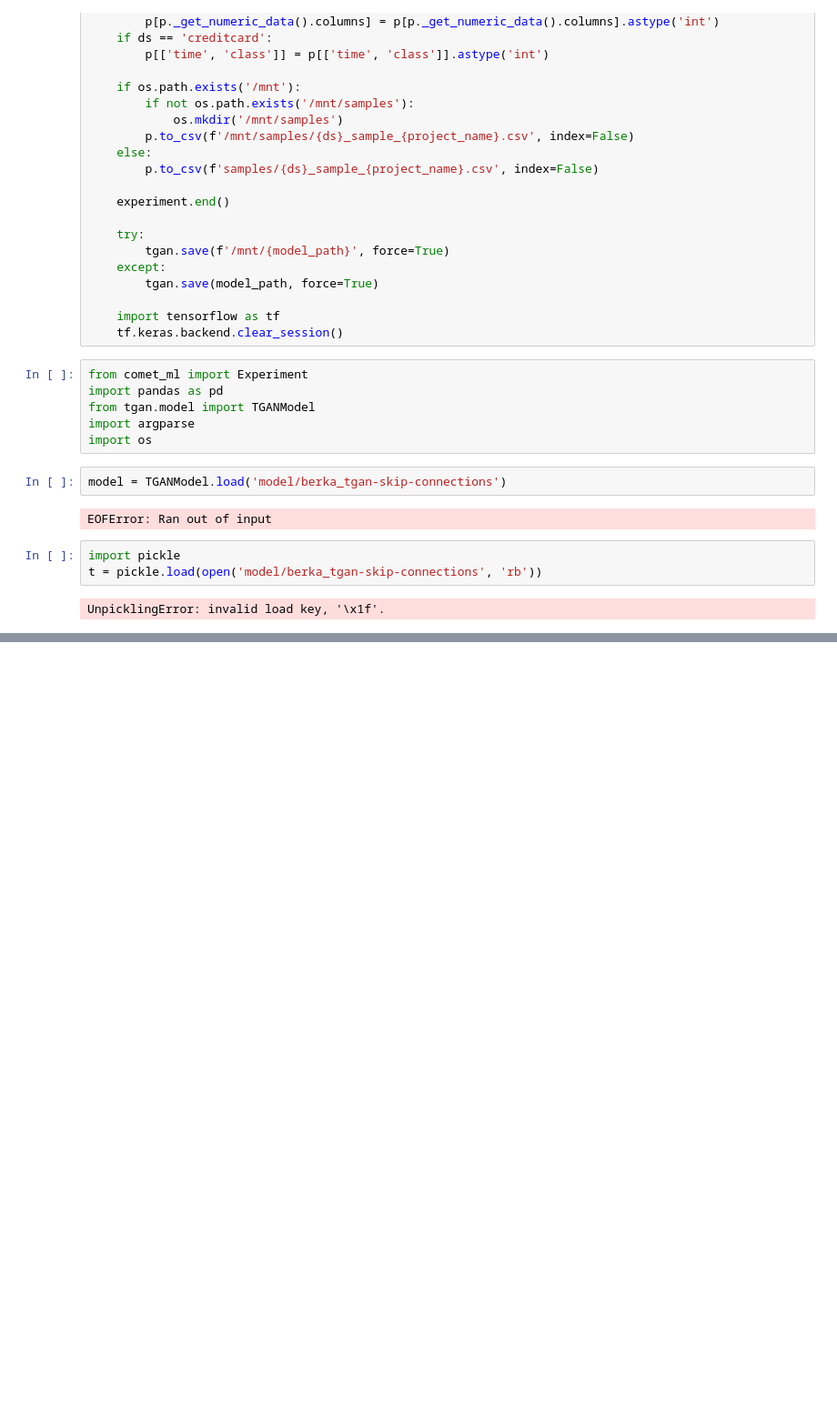
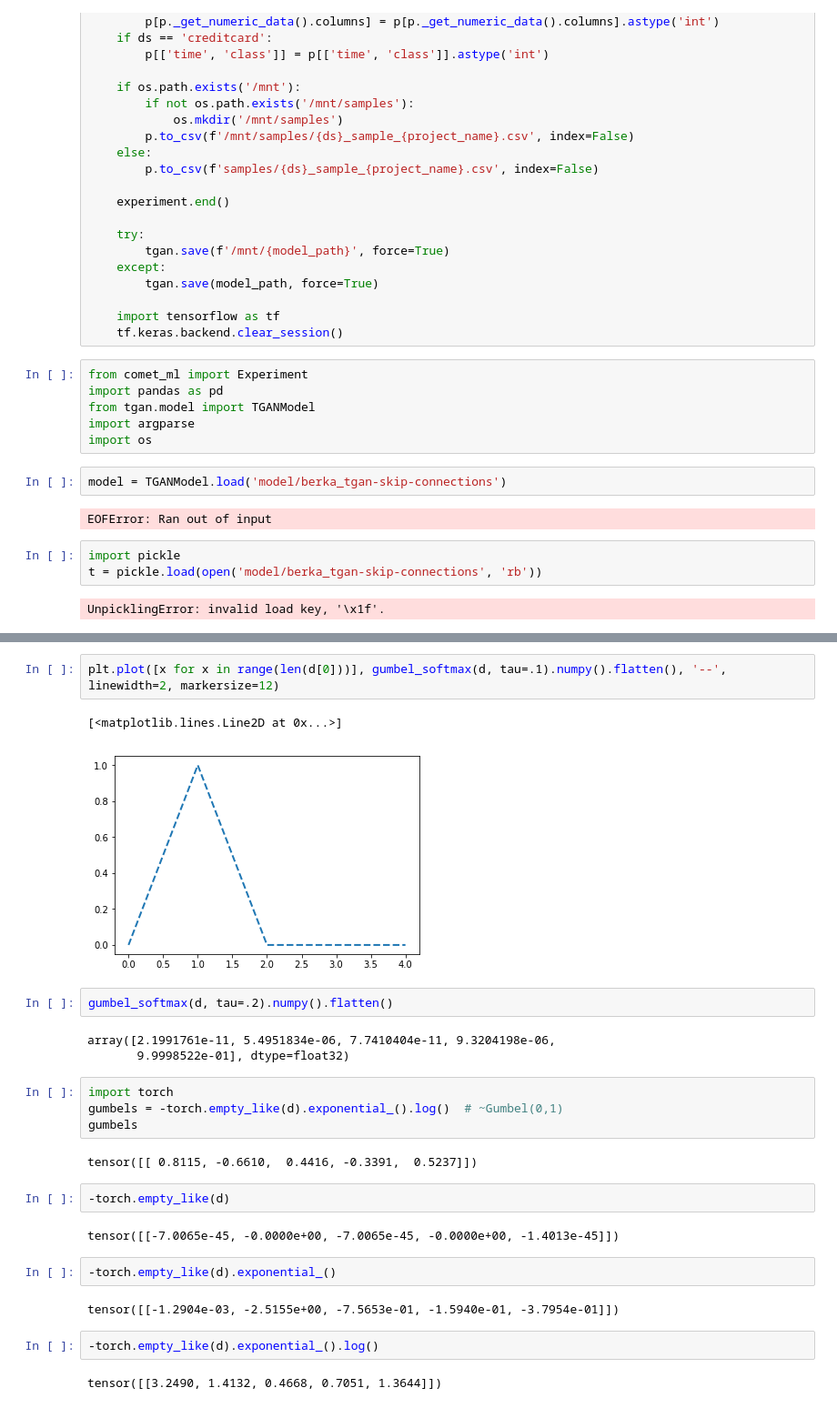
Before and after one commit to Baukebrenninkmeijer/TGAN, a Jupyter notebook: Untitled.ipynb, the cells around one changed output, grey strips where cells are left out. Shown at 91% size. Drawn from its saved outputs; the diff is of its cells as text; blank space fills up the shorter version.

```diff
--- a/Untitled.ipynb
+++ b/Untitled.ipynb
@@ -200,0 +229,28 @@ UnpicklingError: invalid load key, '\x1f'.
+# %%
+plt.plot([x for x in range(len(d[0]))], gumbel_softmax(d, tau=.1).numpy().flatten(), '--', linewidth=2, markersize=12)
+# %% [output]
+[<matplotlib.lines.Line2D at 0x...>]
+[figure, added]
+# %%
+gumbel_softmax(d, tau=.2).numpy().flatten()
+# %% [output]
+array([2.1991761e-11, 5.4951834e-06, 7.7410404e-11, 9.3204198e-06,
+       9.9998522e-01], dtype=float32)
+# %%
+import torch
+gumbels = -torch.empty_like(d).exponential_().log()  # ~Gumbel(0,1)
+gumbels
+# %% [output]
+tensor([[ 0.8115, -0.6610,  0.4416, -0.3391,  0.5237]])
+# %%
+-torch.empty_like(d)
+# %% [output]
+tensor([[-7.0065e-45, -0.0000e+00, -7.0065e-45, -0.0000e+00, -1.4013e-45]])
+# %%
+-torch.empty_like(d).exponential_()
+# %% [output]
+tensor([[-1.2904e-03, -2.5155e+00, -7.5653e-01, -1.5940e-01, -3.7954e-01]])
+# %%
+-torch.empty_like(d).exponential_().log()
+# %% [output]
+tensor([[3.2490, 1.4132, 0.4668, 0.7051, 1.3644]])
```
Also changed, not shown: parts of 12 cells of this notebook, 3 other files.
